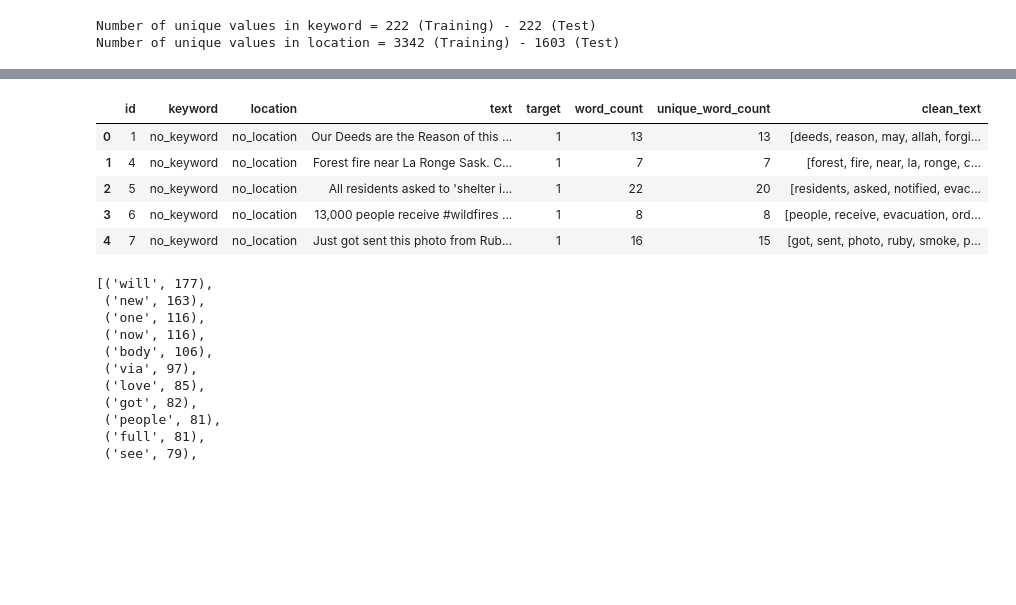
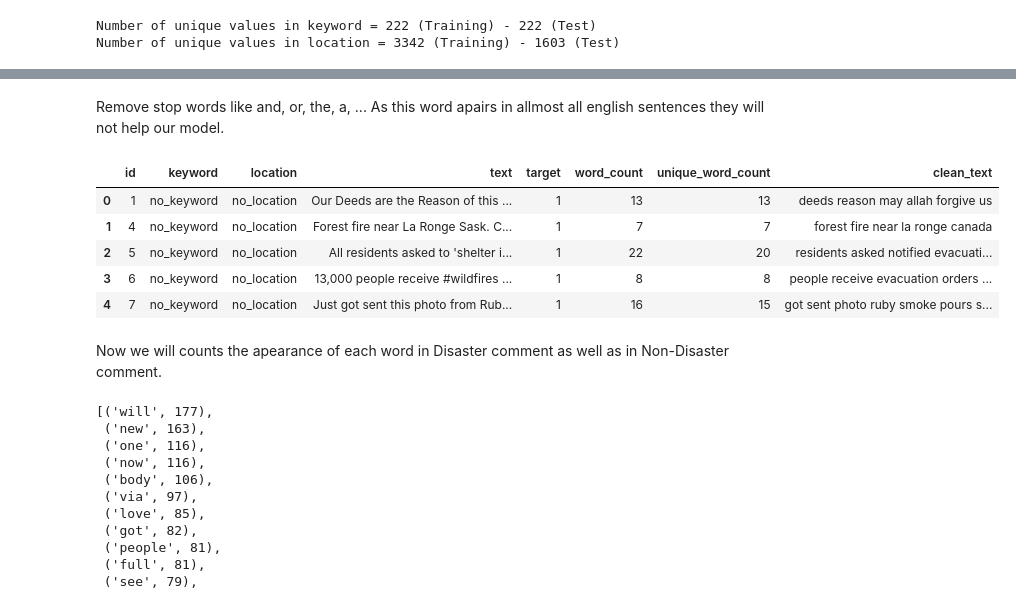
Before and after one commit to fares-ds/Real-or-Not-NLP-with-Disaster-Tweets, a Jupyter notebook: Disaster_Or_Not_Kaggle_Competition.ipynb, the cells around one changed output, grey strips where cells are left out. Drawn from its saved outputs; the diff is of its cells as text; code cells hidden in the pictures; blank space fills up the shorter version.

Commit message:
Base line model (NaiveBayes) ==> Accuracy score: 79.16%

```diff
--- a/Disaster_Or_Not_Kaggle_Competition.ipynb
+++ b/Disaster_Or_Not_Kaggle_Competition.ipynb
@@ -102,15 +106,22 @@ train.head()
+# %% [markdown]
+Remove stop words like and, or, the, a, ... As this word apairs in allmost all english sentences they will not help our model.
 # %%
 from wordcloud import STOPWORDS
 
-train["clean_text"] = train.text.apply(lambda x: [w for w in str(x).lower().split() if w not in STOPWORDS and w.isalpha()])
+train["clean_text"] = train.text.apply(lambda x: ' '.join([w for w in str(x).lower().split()
+                                                           if w not in STOPWORDS and w.isalpha()]))
+test["clean_text"] = test.text.apply(lambda x: ' '.join([w for w in str(x).lower().split()
+                                                         if w not in STOPWORDS and w.isalpha()]))
 train.head()
 # %% [output]
 |  | id | keyword | location | text | target | word_count | unique_word_count | clean_text |
-| 0 | 1 | no_keyword | no_location | Our Deeds are the Reason of this ... | 1 | 13 | 13 | [deeds, reason, may, allah, forgi... |
-| 1 | 4 | no_keyword | no_location | Forest fire near La Ronge Sask. C... | 1 | 7 | 7 | [forest, fire, near, la, ronge, c... |
-| 2 | 5 | no_keyword | no_location | All residents asked to 'shelter i... | 1 | 22 | 20 | [residents, asked, notified, evac... |
-| 3 | 6 | no_keyword | no_location | 13,000 people receive #wildfires ... | 1 | 8 | 8 | [people, receive, evacuation, ord... |
-| 4 | 7 | no_keyword | no_location | Just got sent this photo from Rub... | 1 | 16 | 15 | [got, sent, photo, ruby, smoke, p... |
+| 0 | 1 | no_keyword | no_location | Our Deeds are the Reason of this ... | 1 | 13 | 13 | deeds reason may allah forgive us |
+| 1 | 4 | no_keyword | no_location | Forest fire near La Ronge Sask. C... | 1 | 7 | 7 | forest fire near la ronge canada |
+| 2 | 5 | no_keyword | no_location | All residents asked to 'shelter i... | 1 | 22 | 20 | residents asked notified evacuati... |
+| 3 | 6 | no_keyword | no_location | 13,000 people receive #wildfires ... | 1 | 8 | 8 | people receive evacuation orders ... |
+| 4 | 7 | no_keyword | no_location | Just got sent this photo from Rub... | 1 | 16 | 15 | got sent photo ruby smoke pours s... |
+# %% [markdown]
+Now we will counts the apearance of each word in Disaster comment as well as in Non-Disaster comment.
 # %%
 from collections import Counter
 count = Counter()
```
Also changed, not shown: parts of 16 cells of this notebook.
